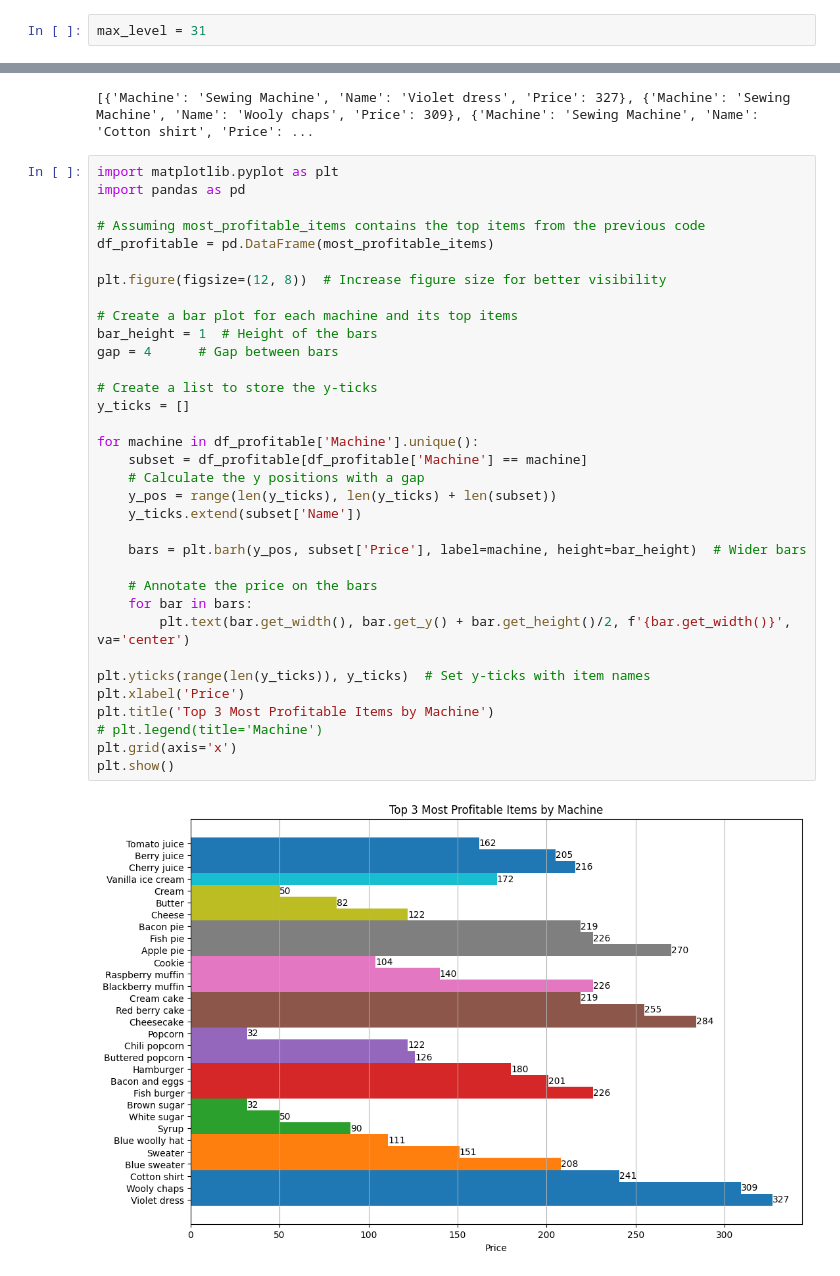
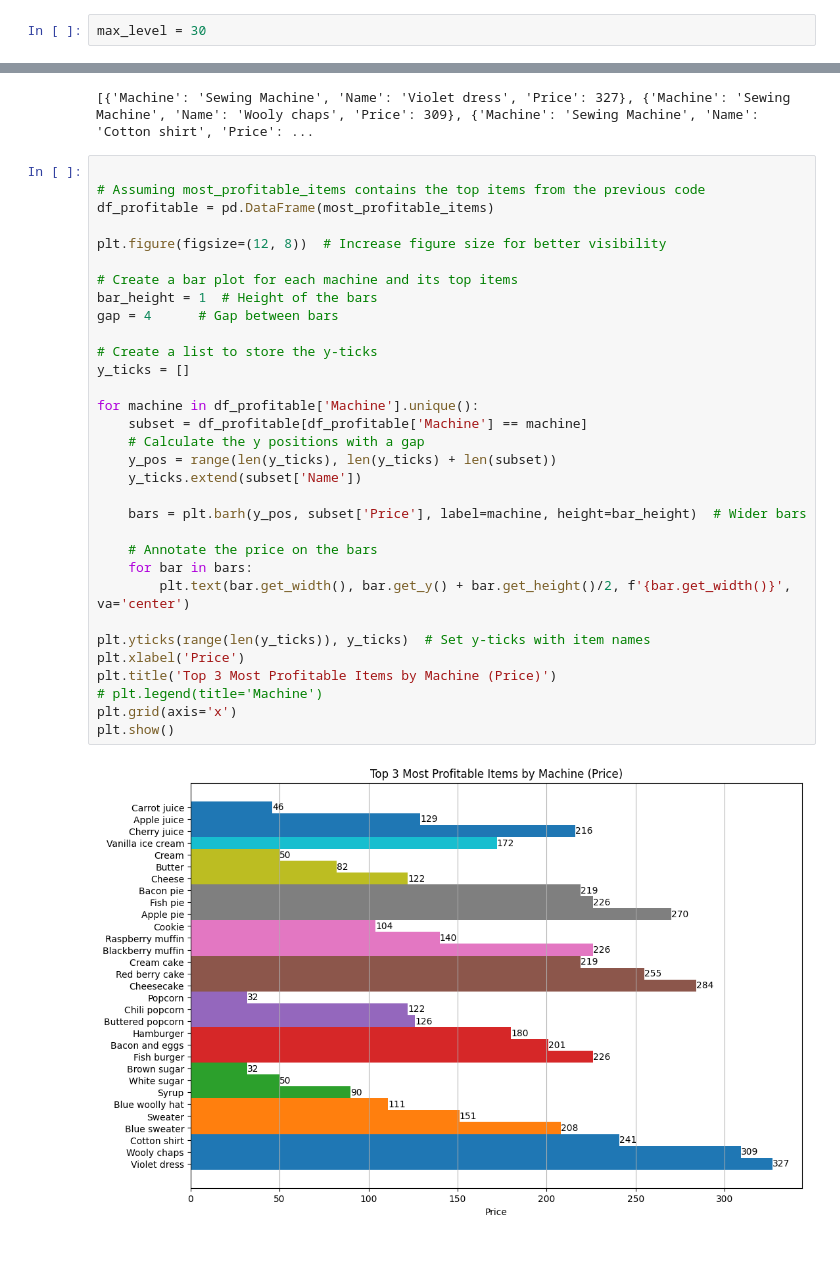
Before and after one commit to mairovitzmario/hayday, a Jupyter notebook: analysis.ipynb, the cells around one changed output, grey strips where cells are left out. Drawn from its saved outputs; the diff is of its cells as text.

Commit message:
added ratio graph

```diff
--- a/analysis.ipynb
+++ b/analysis.ipynb
@@ -16,7 +17,7 @@ df.head()
 # %% [markdown]
 Filter level
 # %%
-max_level = 31
+max_level = 30
 # %%
 df = df[df['Level'] <= max_level]
 # %%
@@ -96,38 +101,36 @@ print(most_profitable_items)
 # %% [output]
 [{'Machine': 'Sewing Machine', 'Name': 'Violet dress', 'Price': 327}, {'Machine': 'Sewing Machine', 'Name': 'Wooly chaps', 'Price': 309}, {'Machine': 'Sewing Machine', 'Name': 'Cotton shirt', 'Price': ...
 # %%
-import matplotlib.pyplot as plt
-import pandas as pd
 
 # Assuming most_profitable_items contains the top items from the previous code
 df_profitable = pd.DataFrame(most_profitable_items)
 
 plt.figure(figsize=(12, 8))  # Increase figure size for better visibility
 
 # Create a bar plot for each machine and its top items
 bar_height = 1  # Height of the bars
 gap = 4      # Gap between bars
 
 # Create a list to store the y-ticks
 y_ticks = []
 
 for machine in df_profitable['Machine'].unique():
     subset = df_profitable[df_profitable['Machine'] == machine]
     # Calculate the y positions with a gap
     y_pos = range(len(y_ticks), len(y_ticks) + len(subset))
     y_ticks.extend(subset['Name'])
 
     bars = plt.barh(y_pos, subset['Price'], label=machine, height=bar_height)  # Wider bars
 
     # Annotate the price on the bars
     for bar in bars:
         plt.text(bar.get_width(), bar.get_y() + bar.get_height()/2, f'{bar.get_width()}', va='center')
 
 plt.yticks(range(len(y_ticks)), y_ticks)  # Set y-ticks with item names
 plt.xlabel('Price')
-plt.title('Top 3 Most Profitable Items by Machine')
+plt.title('Top 3 Most Profitable Items by Machine (Price)')
 # plt.legend(title='Machine')
 plt.grid(axis='x')
 plt.show()
 # %% [output]
-[figure, old version]
+[figure, new version]
```
Also changed, not shown: parts of 8 cells of this notebook.
